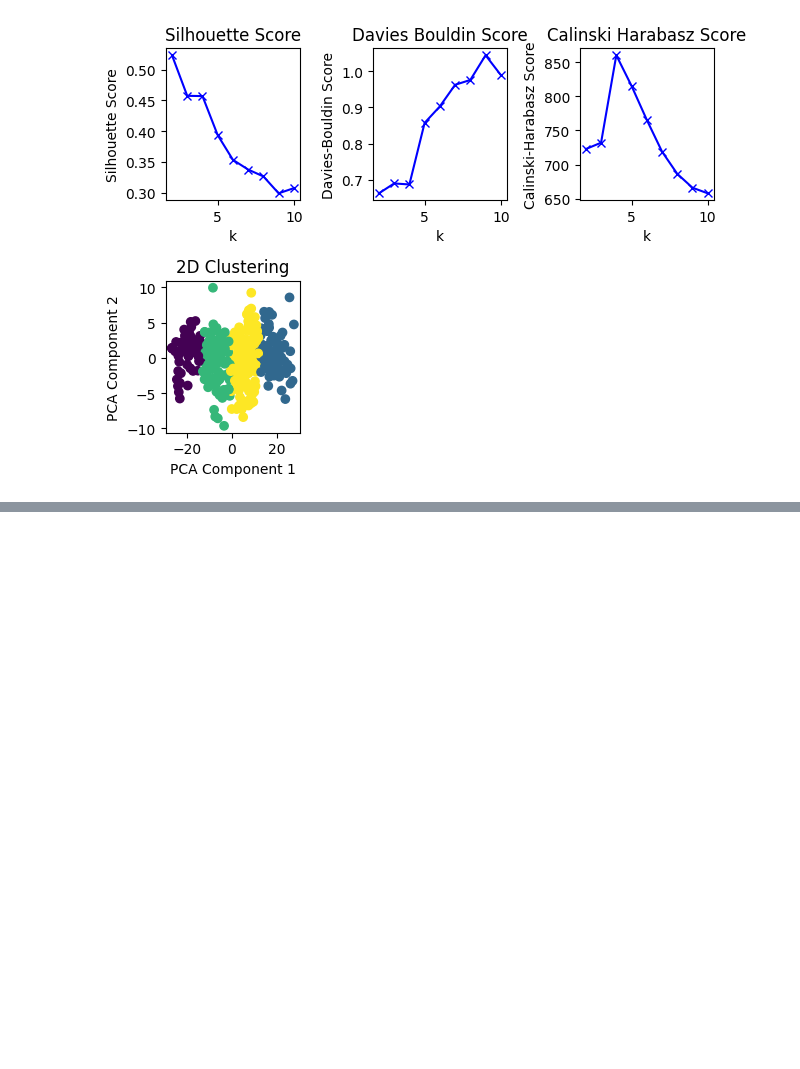
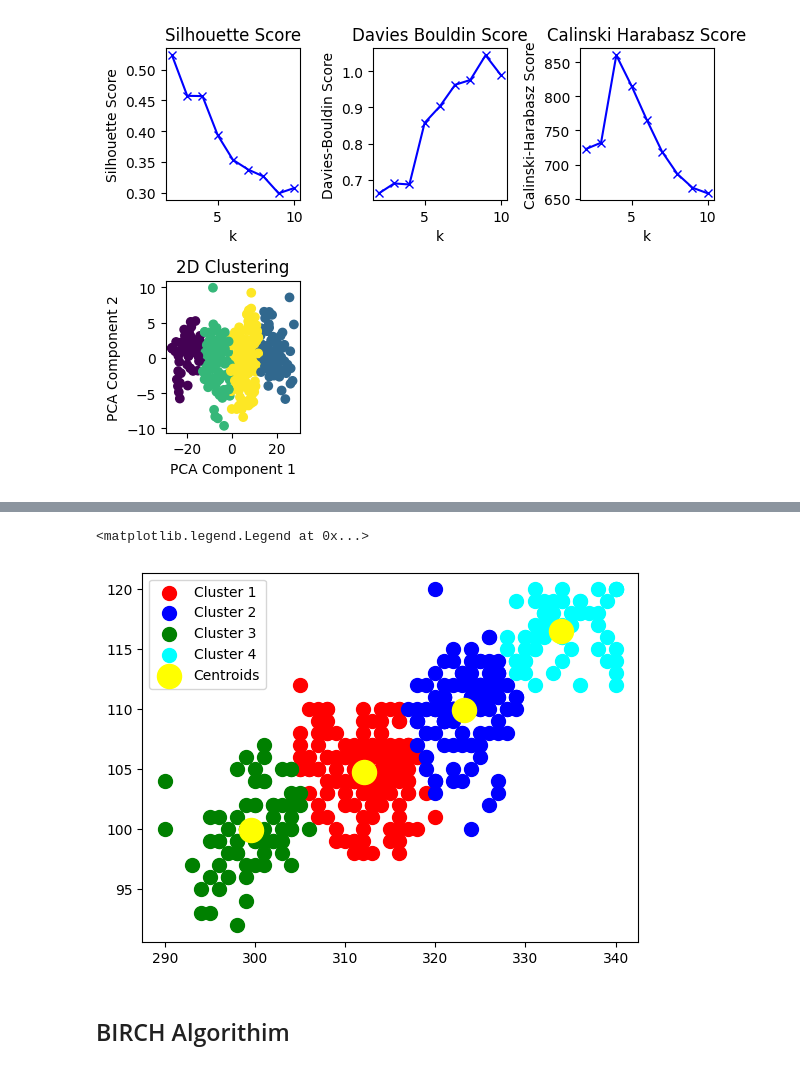
Before and after one commit to Murega14/universit_admissions_prediction, a Jupyter notebook: index.ipynb, the cells around one changed output, grey strips where cells are left out. Saved outputs shown, nothing was run; the diff lists cells and outputs as text; code cells hidden in the pictures; blank space fills up the shorter version.

```diff
--- a/index.ipynb
+++ b/index.ipynb
@@ -273,0 +274,8 @@ From the charts above we can observe that 5
+# %%
+#implementing K-means
+
+#defining the model
+from sklearn.cluster import KMeans
+kmeans_model = KMeans(n_clusters=4, init='k-means++', max_iter=100, n_init=1)
+#fitting the model
+kmeans_predict = kmeans_model.fit_predict(x)
@@ -273,0 +300,16 @@ From the charts above we can observe that 5
+# %%
+#visualizing the clusters
+from scipy.cluster.vq import kmeans
+plt.scatter(x[kmeans_predict == 0, 0], x[kmeans_predict == 0, 1], s = 100, c = 'red', label = 'Cluster 1')
+plt.scatter(x[kmeans_predict == 1, 0], x[kmeans_predict == 1, 1], s = 100, c = 'blue', label = 'Cluster 2')
+plt.scatter(x[kmeans_predict == 2, 0], x[kmeans_predict == 2, 1], s = 100, c = 'green', label = 'Cluster 3')
+plt.scatter(x[kmeans_predict == 3, 0], x[kmeans_predict == 3, 1], s = 100, c = 'cyan', label = 'Cluster 4')
+
+#plotting the centroids
+plt.scatter(kmeans_model.cluster_centers_[:, 0], kmeans_model.cluster_centers_[:, 1], s = 300, c = 'yellow', label = 'Centroids')
+plt.legend()
+# %% [output]
+<matplotlib.legend.Legend at 0x...>
+[figure, added]
+# %% [markdown]
+## BIRCH Algorithim
```
Also changed, not shown: parts of 6 cells of this notebook.
